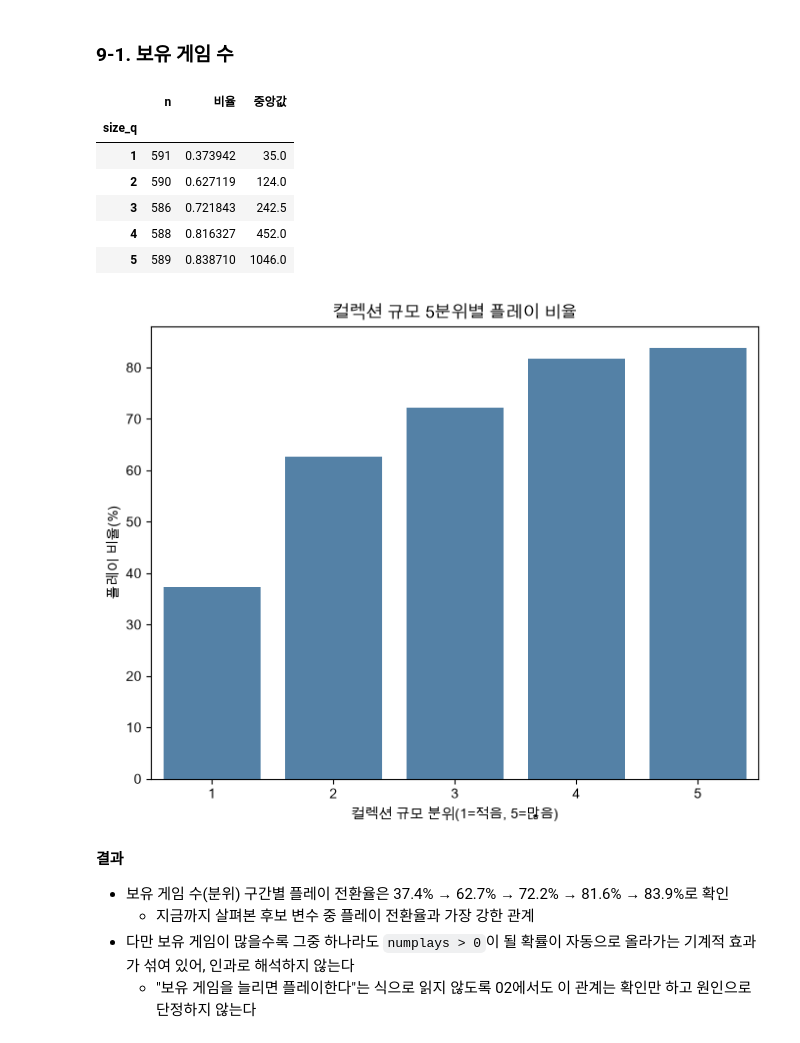
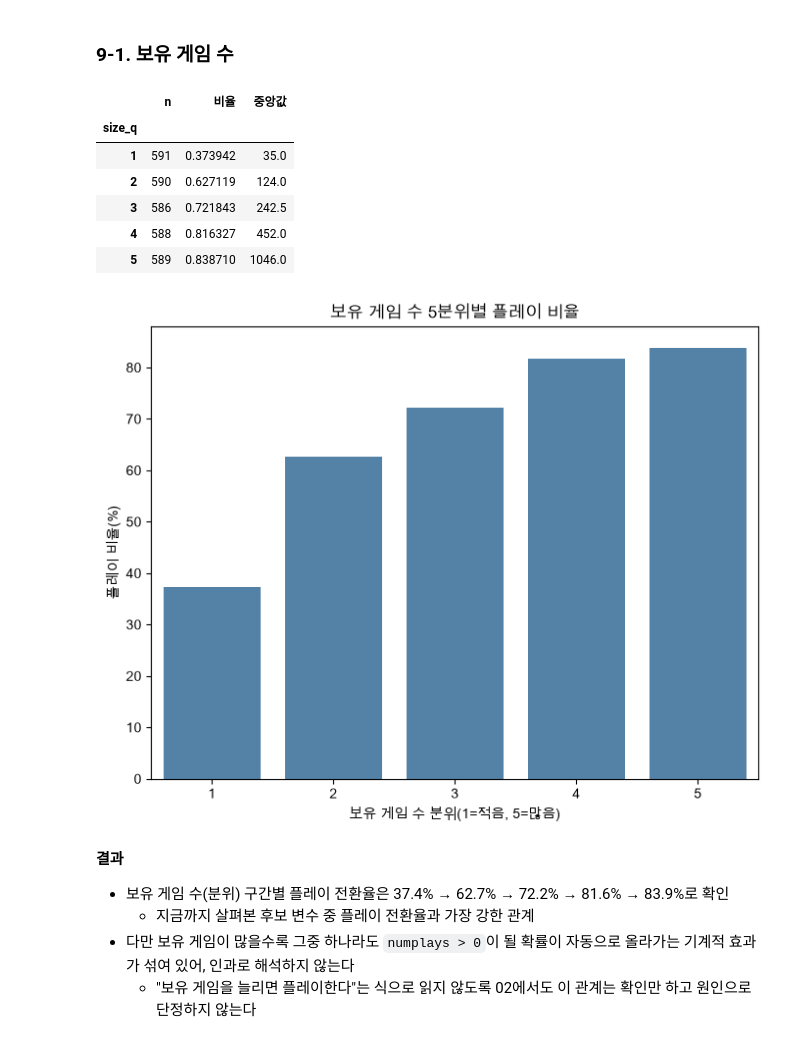
Before and after one commit to GH-Door/bgg-user-analytics, a Jupyter notebook: jupyter/01.EDA.ipynb, the cells around one changed output. Saved outputs shown, nothing was run; the diff lists cells and outputs as text; code cells hidden in the pictures.

```diff
--- a/jupyter/01.EDA.ipynb
+++ b/jupyter/01.EDA.ipynb
@@ -1575,23 +1575,23 @@ plt.show()
 # %%
 by_user["size_q"] = pd.qcut(by_user["n_owned"], 5, labels=[1, 2, 3, 4, 5])
 size_conv = by_user.groupby("size_q", observed=True).agg(n=("is_player", "size"), 비율=("is_player", "mean"), 중앙값=("n_owned", "median"))
 display(size_conv)
 
 plt.figure(figsize=(8, 6))
 sns.barplot(x=size_conv.index.astype(str), y=size_conv["비율"] * 100, color="steelblue")
-plt.title("컬렉션 규모 5분위별 플레이 비율")
-plt.xlabel("컬렉션 규모 분위(1=적음, 5=많음)")
+plt.title("보유 게임 수 5분위별 플레이 비율")
+plt.xlabel("보유 게임 수 분위(1=적음, 5=많음)")
 plt.ylabel("플레이 비율(%)")
 plt.show()
 # %% [output]
 |  | n | 비율 | 중앙값 |
 | size_q |  |  |  |
 | 1 | 591 | 0.373942 | 35.0 |
 | 2 | 590 | 0.627119 | 124.0 |
 | 3 | 586 | 0.721843 | 242.5 |
 | 4 | 588 | 0.816327 | 452.0 |
 | 5 | 589 | 0.838710 | 1046.0 |
-[figure, old version]
+[figure, new version]
 # %% [markdown]
 **결과**
 - 보유 게임 수(분위) 구간별 플레이 전환율은 37.4% → 62.7% → 72.2% → 81.6% → 83.9%로 확인
```
Also changed, not shown: 2 other files.
